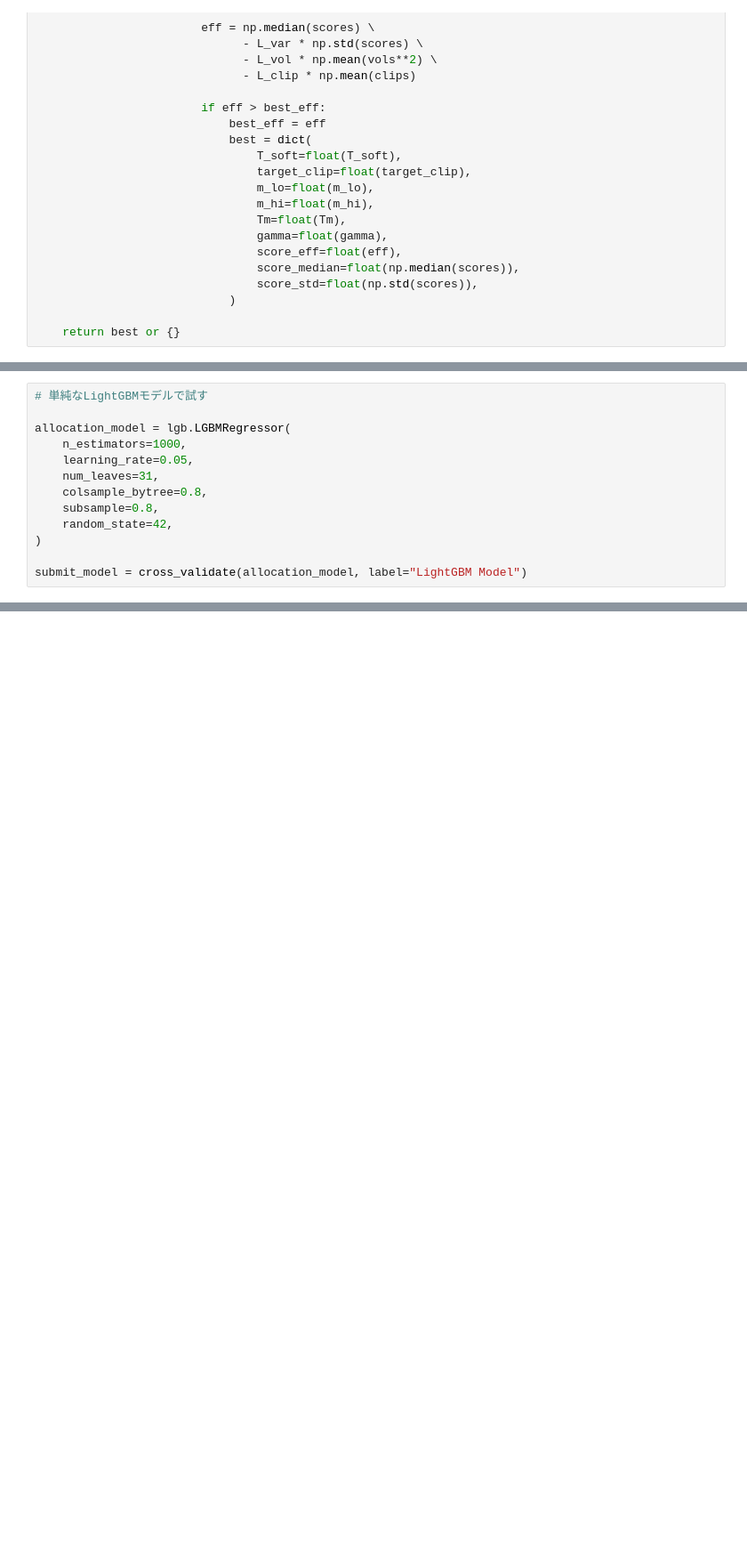
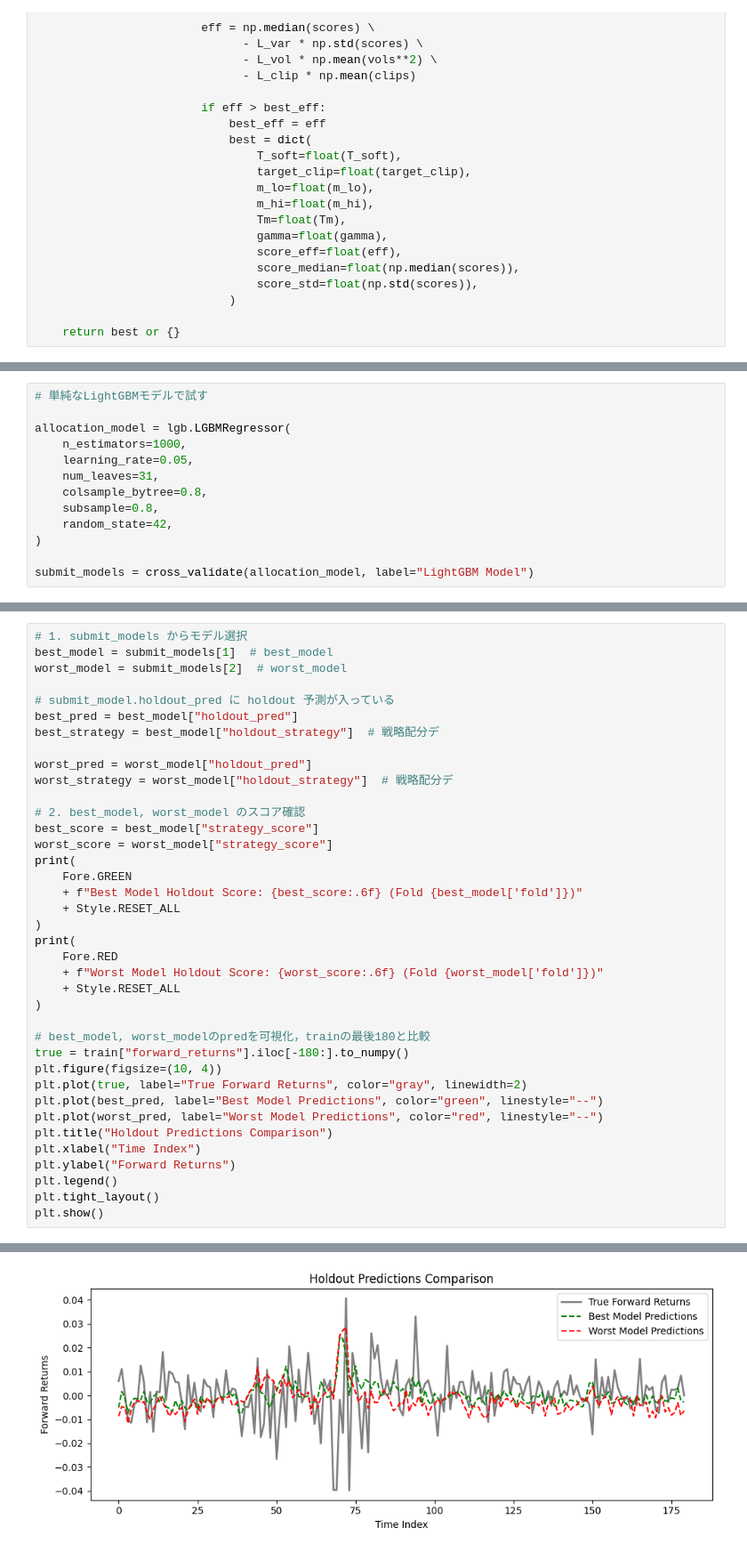
Before and after one commit to masa1357/Kaggle_Hull-Tactical---Market-Prediction, a Jupyter notebook: submit.ipynb, the cells around one changed output, grey strips where cells are left out. Shown at 89% size. Drawn from its saved outputs; the diff is of its cells as text; blank space fills up the shorter version.

```diff
--- a/submit.ipynb
+++ b/submit.ipynb
@@ -709,6 +905,6 @@ allocation_model = lgb.LGBMRegressor(
     random_state=42,
 )
 
-submit_model = cross_validate(allocation_model, label="LightGBM Model")
+submit_models = cross_validate(allocation_model, label="LightGBM Model")
 # %% [output]
 === Fold 0 Eval start at 8810 ===
@@ -804,0 +1007,39 @@ z-calib: b=1.087e-03, T=2.132e-02, M_SOFT=2.421, T_SOFT=0.90
+# %%
+# 1. submit_models からモデル選択
+best_model = submit_models[1]  # best_model
+worst_model = submit_models[2]  # worst_model
+
+# submit_model.holdout_pred に holdout 予測が入っている
+best_pred = best_model["holdout_pred"]
+best_strategy = best_model["holdout_strategy"]  # 戦略配分デ
+
+worst_pred = worst_model["holdout_pred"]
+worst_strategy = worst_model["holdout_strategy"]  # 戦略配分デ
+
+# 2. best_model, worst_model のスコア確認
+best_score = best_model["strategy_score"]
+worst_score = worst_model["strategy_score"]
+print(
+    Fore.GREEN
+    + f"Best Model Holdout Score: {best_score:.6f} (Fold {best_model['fold']})"
+    + Style.RESET_ALL
+)
+print(
+    Fore.RED
+    + f"Worst Model Holdout Score: {worst_score:.6f} (Fold {worst_model['fold']})"
+    + Style.RESET_ALL
+)
+
+# best_model, worst_modelのpredを可視化，trainの最後180と比較
+true = train["forward_returns"].iloc[-180:].to_numpy()
+plt.figure(figsize=(10, 4))
+plt.plot(true, label="True Forward Returns", color="gray", linewidth=2)
+plt.plot(best_pred, label="Best Model Predictions", color="green", linestyle="--")
+plt.plot(worst_pred, label="Worst Model Predictions", color="red", linestyle="--")
+plt.title("Holdout Predictions Comparison")
+plt.xlabel("Time Index")
+plt.ylabel("Forward Returns")
+plt.legend()
+plt.tight_layout()
+plt.show()
+# %% [output]
@@ -804,0 +1048 @@ z-calib: b=1.087e-03, T=2.132e-02, M_SOFT=2.421, T_SOFT=0.90
+[figure, added]
```
Also changed, not shown: parts of 11 cells of this notebook, 7 other files.
